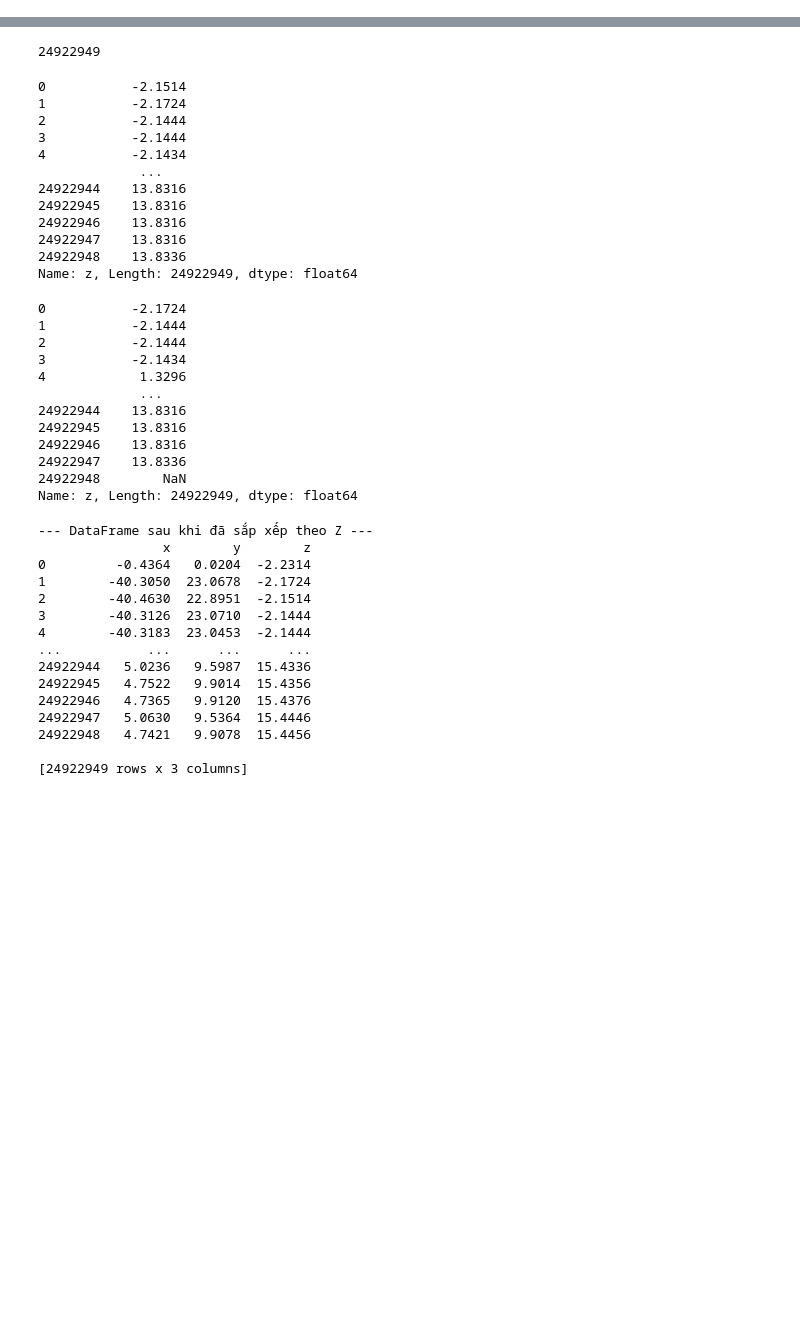
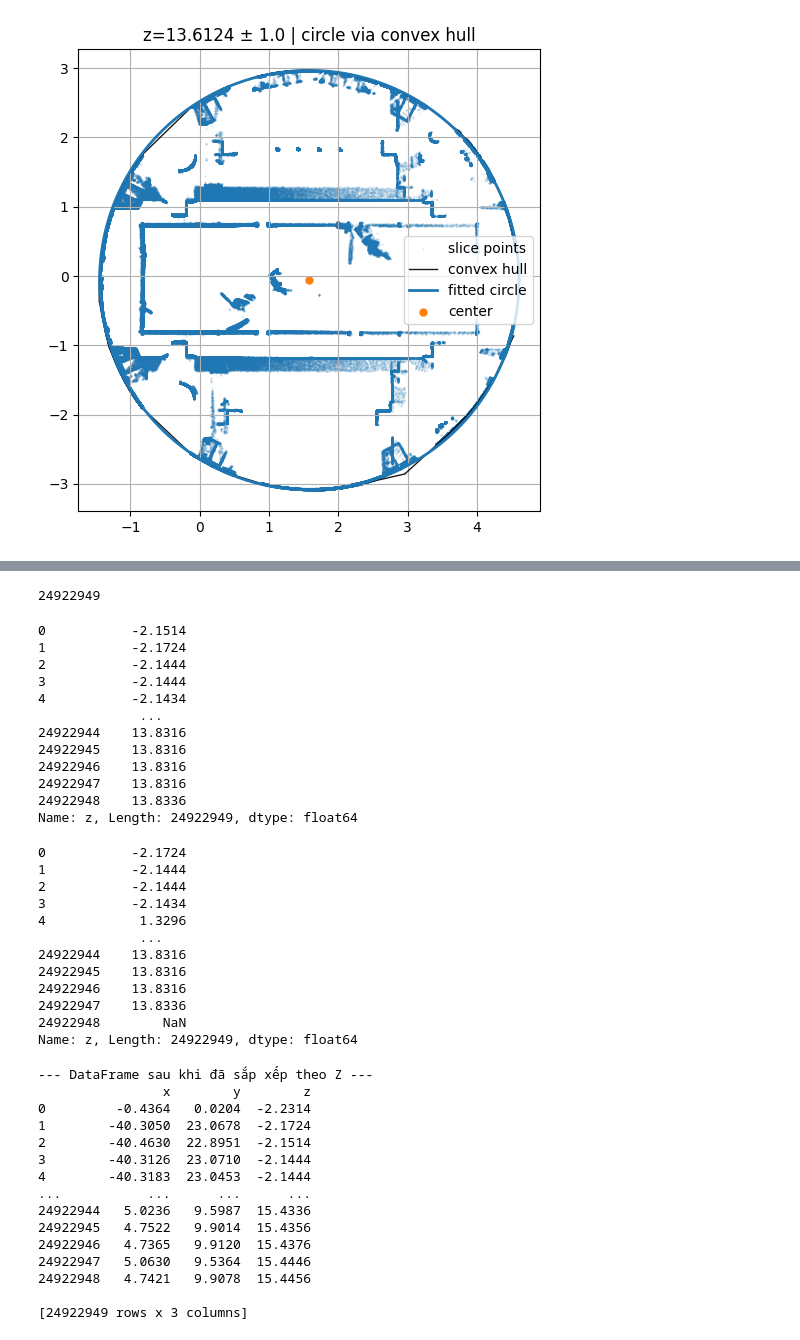
Before and after one commit to NgHdc/PointCloudCircleFitting, a Jupyter notebook: Final.ipynb, the cells around one changed output, grey strips where cells are left out. Saved outputs shown, nothing was run; the diff lists cells and outputs as text; code cells hidden in the pictures; blank space fills up the shorter version.

```diff
--- a/Final.ipynb
+++ b/Final.ipynb
@@ -45,0 +61,99 @@ Chuyển đổi thành mảng NumPy:
+# %%
+import numpy as np
+import pandas as pd
+import matplotlib.pyplot as plt
+import cv2
+
+# ================== CONFIG ==================
+file_path = 'NP-05_SCN0001.txt'
+z_target  = 13.6124
+dz        = 1.0
+max_points_for_speed = 1_000_000
+inlier_quantile = 0.80    # giữ 80% điểm tốt nhất khi refit
+
+# --------- Circle fit (Pratt) ----------
+def fit_circle_pratt(x, y):
+    x = np.asarray(x, dtype=float)
+    y = np.asarray(y, dtype=float)
+    xm, ym = x.mean(), y.mean()
+    u, v = x - xm, y - ym
+    Suu, Suv, Svv = np.sum(u*u), np.sum(u*v), np.sum(v*v)
+    Suuu, Svvv = np.sum(u*u*u), np.sum(v*v*v)
+    Suvv, Svuu = np.sum(u*v*v), np.sum(v*u*u)
+    A = np.array([[Suu, Suv],[Suv, Svv]], float)
+    b = 0.5*np.array([Suuu + Suvv, Svvv + Svuu], float)
+    try:
+        uc, vc = np.linalg.solve(A, b)
+    except np.linalg.LinAlgError:
+        uc, vc = np.linalg.pinv(A) @ b
+    xc, yc = xm + uc, ym + vc
+    R = np.sqrt(uc*uc + vc*vc + (Suu+Svv)/len(x))
+    return xc, yc, R
+
+# ================== 1) Đọc file ROBUST ==================
+# - engine='python' cho phép regex separator
+# - sep=r'[,\s;]+' chấp nhận comma / space / tab / ;
+# - on_bad_lines='skip' bỏ các dòng có chữ như 'X'
+df = pd.read_csv(
+    file_path,
+    header=None,
+    names=['x', 'y', 'z'],
+    sep=r'[,\s;]+',
+    engine='python',
+    usecols=[0,1,2],
+    comment='#',
+    skip_blank_lines=True,
+    on_bad_lines='skip',
+    dtype=str  # đọc thô dạng chuỗi, rồi ép số an toàn phía dưới
+)
+
+# Ép kiểu số, bỏ dòng lỗi
+for c in ['x','y','z']:
+    df[c] = pd.to_numeric(df[c].str.strip(), errors='coerce')
+df = df.dropna()
+
+# ================== 2) Lát cắt ==================
+mask = (df['z'] >= z_target - dz) & (df['z'] <= z_target + dz)
+slc = df.loc[mask, ['x','y']].to_numpy()
+n0 = len(slc)
+if n0 < 1000:
+    raise RuntimeError(f"Lát cắt quá thưa ({n0} điểm). Tăng dz hoặc chọn z khác.")
+if n0 > max_points_for_speed:
+    idx = np.random.choice(n0, max_points_for_speed, replace=False)
+    slc = slc[idx]
+print("Số điểm lát cắt dùng:", len(slc))
+
+# ================== 3) Convex Hull trực tiếp ==================
+pts32 = slc.astype(np.float32).reshape(-1,1,2)
+hull = cv2.convexHull(pts32, returnPoints=True)
+hull_xy = hull.reshape(-1,2).astype(np.float64)
+if len(hull_xy) < 10:
+    raise RuntimeError("Convex hull quá ít đỉnh; biên ngoài có thể bị khuyết.")
+
+# ================== 4) Pratt fit + refit robust ==================
+xc, yc, R = fit_circle_pratt(hull_xy[:,0], hull_xy[:,1])
+
+rho = np.sqrt((hull_xy[:,0]-xc)**2 + (hull_xy[:,1]-yc)**2)
+res = np.abs(rho - R)
+thr = np.quantile(res, inlier_quantile)  # giữ 80% điểm tốt nhất
+good = res <= thr
+xc2, yc2, R2 = fit_circle_pratt(hull_xy[good,0], hull_xy[good,1])
+
+print("\n--- Kết quả (ConvexHull → Pratt) ---")
+print(f"Center (x,y): ({xc2:.6f}, {yc2:.6f})")
+print(f"Radius      : {R2:.6f}")
+
+# ================== 5) Visualize ==================
+theta = np.linspace(0, 2*np.pi, 720)
+circ_x = xc2 + R2*np.cos(theta)
+circ_y = yc2 + R2*np.sin(theta)
+
+fig, ax = plt.subplots(1,1, figsize=(6,6))
+ax.scatter(slc[:,0], slc[:,1], s=0.2, alpha=0.2, label="slice points")
+ax.plot(hull_xy[:,0], hull_xy[:,1], 'k-', linewidth=1, alpha=0.9, label="convex hull")
+ax.plot(circ_x, circ_y, linewidth=2, label="fitted circle")
+ax.scatter([xc2], [yc2], s=25, label="center")
+ax.set_aspect('equal', 'box'); ax.grid(True); ax.legend()
+ax.set_title(f"z={z_target} ± {dz} | circle via convex hull")
+plt.show()
+# %% [output]
@@ -45,0 +165 @@ Chuyển đổi thành mảng NumPy:
+[figure, added]
```
Also changed, not shown: parts of 5 cells of this notebook, 1 other file.
